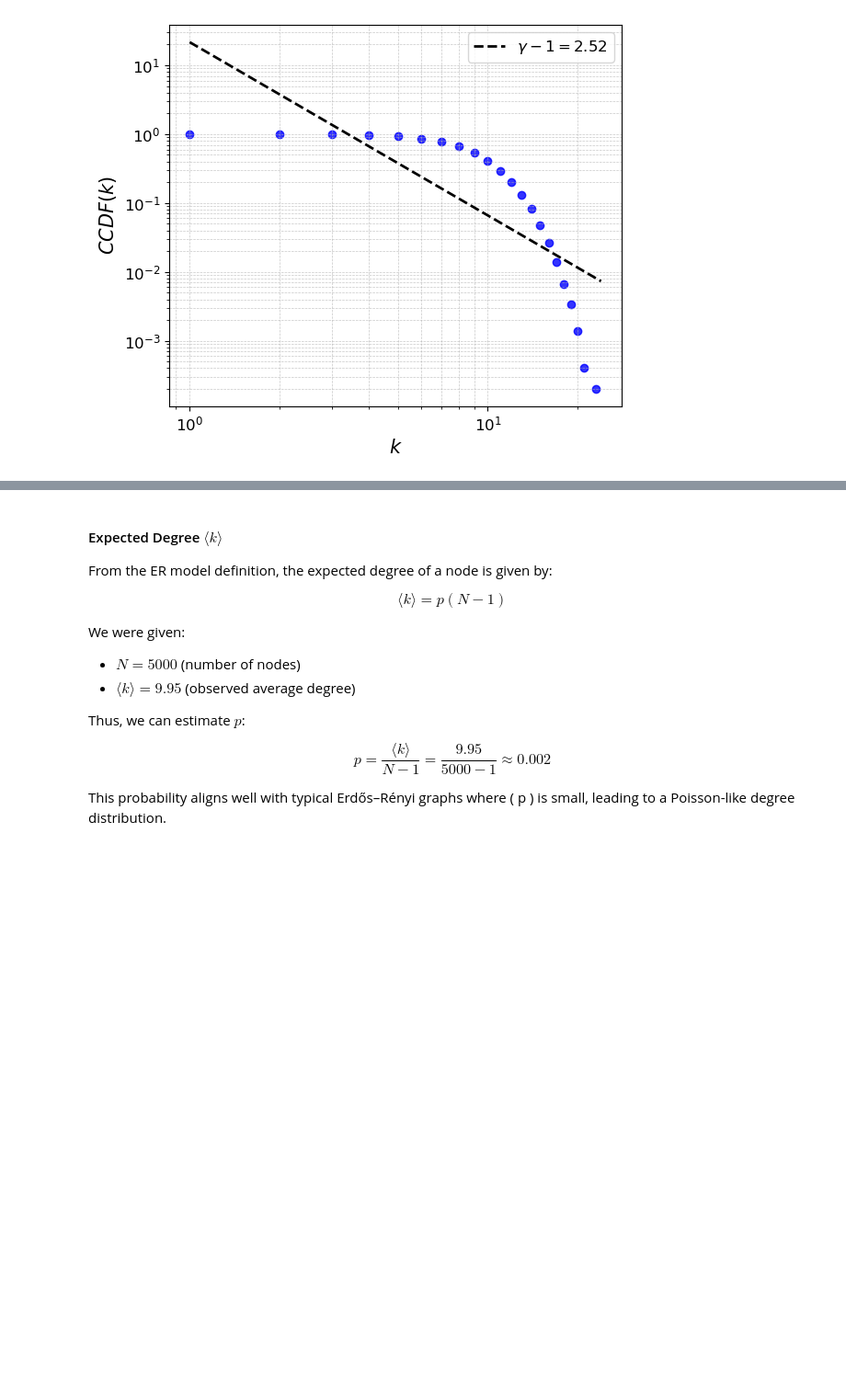
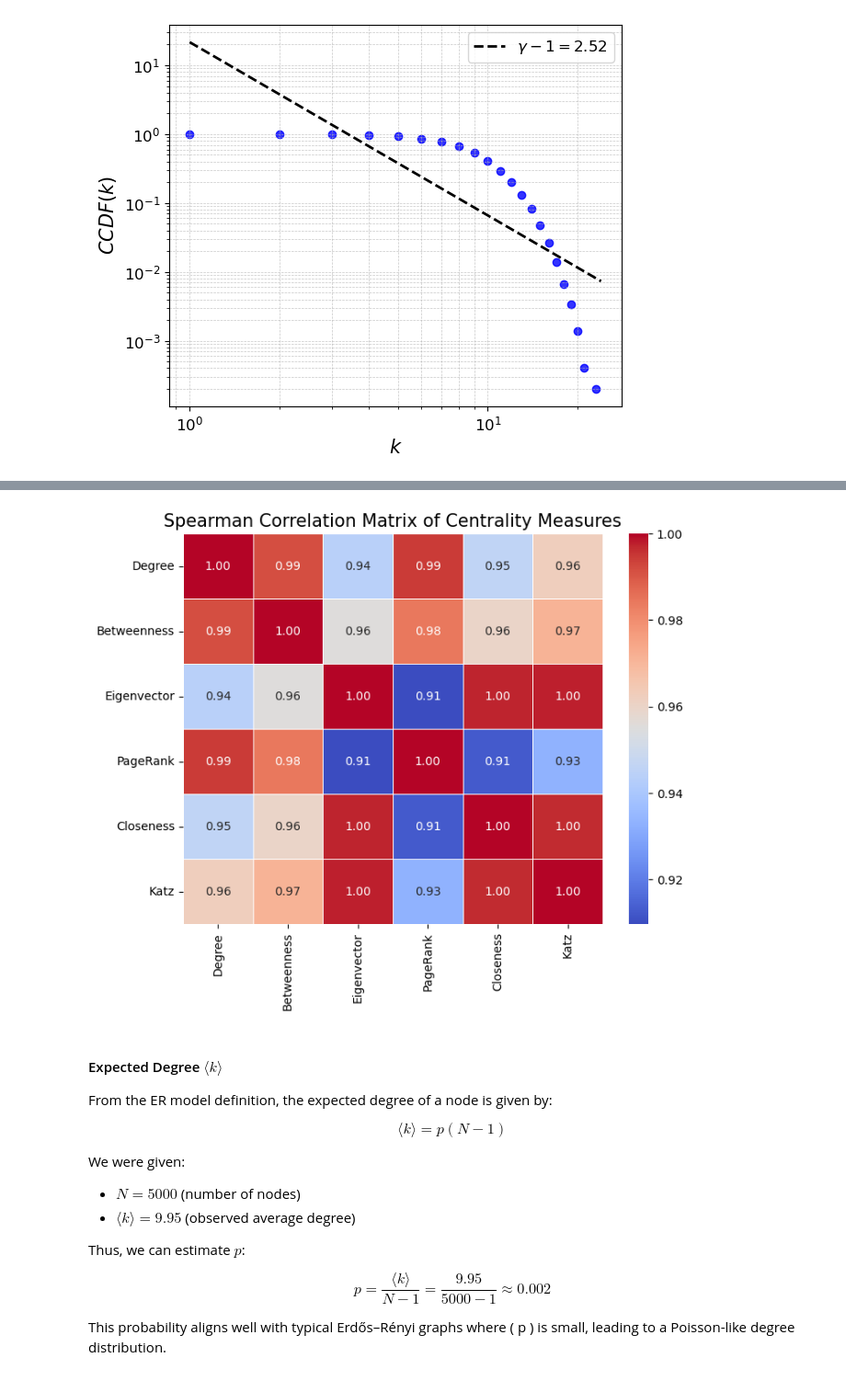
Before and after one commit to imiguelrodriguez/A1_ComplexNetworks, a Jupyter notebook: networks_analyzer.ipynb, the cells around one changed output, grey strips where cells are left out. Shown at 92% size. Saved outputs shown, nothing was run; the diff lists cells and outputs as text; code cells hidden in the pictures; blank space fills up the shorter version.

```diff
--- a/networks_analyzer.ipynb
+++ b/networks_analyzer.ipynb
@@ -149,5 +153,9 @@ net2.extract_microscopic_features()
 
  Nodes appearing in all four centrality rankings: {'1581', '787'}
+# %%
+net2.plot_spearman_centrality_correlation()
+# %% [output]
+[figure, added]
 # %% [markdown]
 #### Expected Degree $\langle k \rangle$
 From the ER model definition, the expected degree of a node is given by:
```
Also changed, not shown: parts of 9 cells of this notebook, 1 other file.
